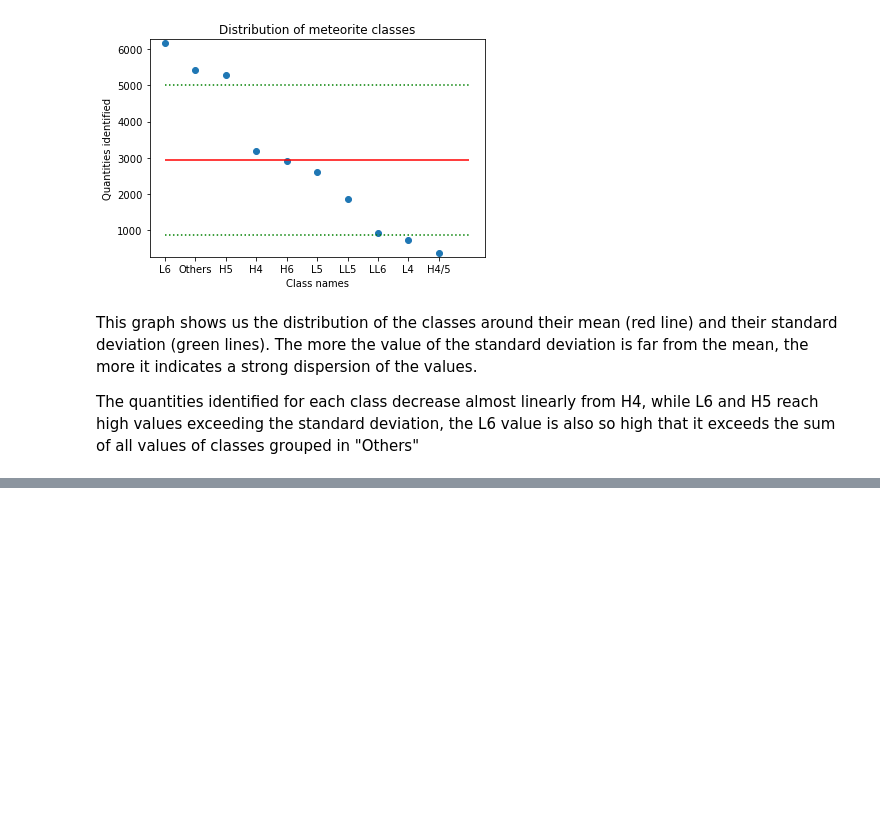
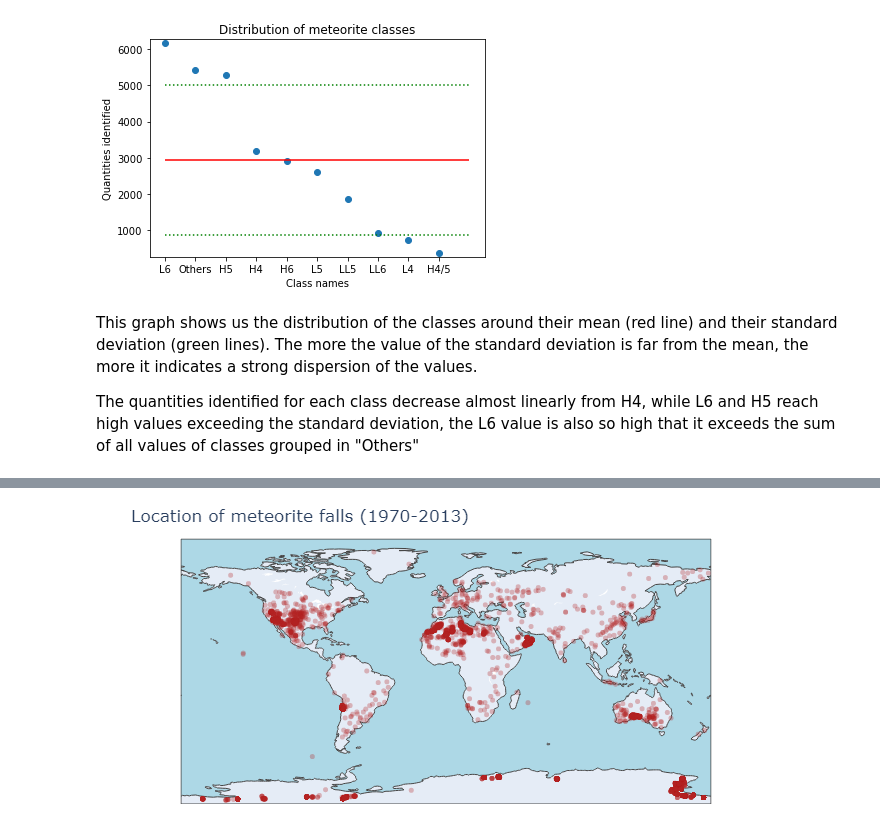
Before and after one commit to Kartmaan/Meteorite_landings, a Jupyter notebook: meteorite_landings.ipynb, the cells around one changed output, grey strips where cells are left out. Cells and saved outputs as stored; diff of their text form; code cells hidden in the pictures; blank space fills up the shorter version.

```diff
--- a/meteorite_landings.ipynb
+++ b/meteorite_landings.ipynb
@@ -578,0 +588,26 @@ plt.show()
+# %%
+x_series = df['reclong']
+y_series = df['reclat']
+
+fig = px.scatter_geo(
+    lon=x_series,
+    lat=y_series,
+    projection='equirectangular',
+    opacity=0.3,
+    title='Location of meteorite falls (1970-2013)',
+    width=None,
+    height=None
+)
+
+fig.update_layout(height=300, margin={'r':0, 't':35, 'l':0, 'b':0})
+fig.update_traces(marker=dict(size=5, color='firebrick'))
+fig.update_geos(
+    showcountries=False,
+    showocean=True,
+    oceancolor='LightBlue'
+    )
+
+img = pio.to_image(fig, format='png', validate=True, engine='orca')
+Image(img)
+# %% [output]
+[figure, added]
```
Also changed, not shown: parts of 8 cells of this notebook, 1 other file.
